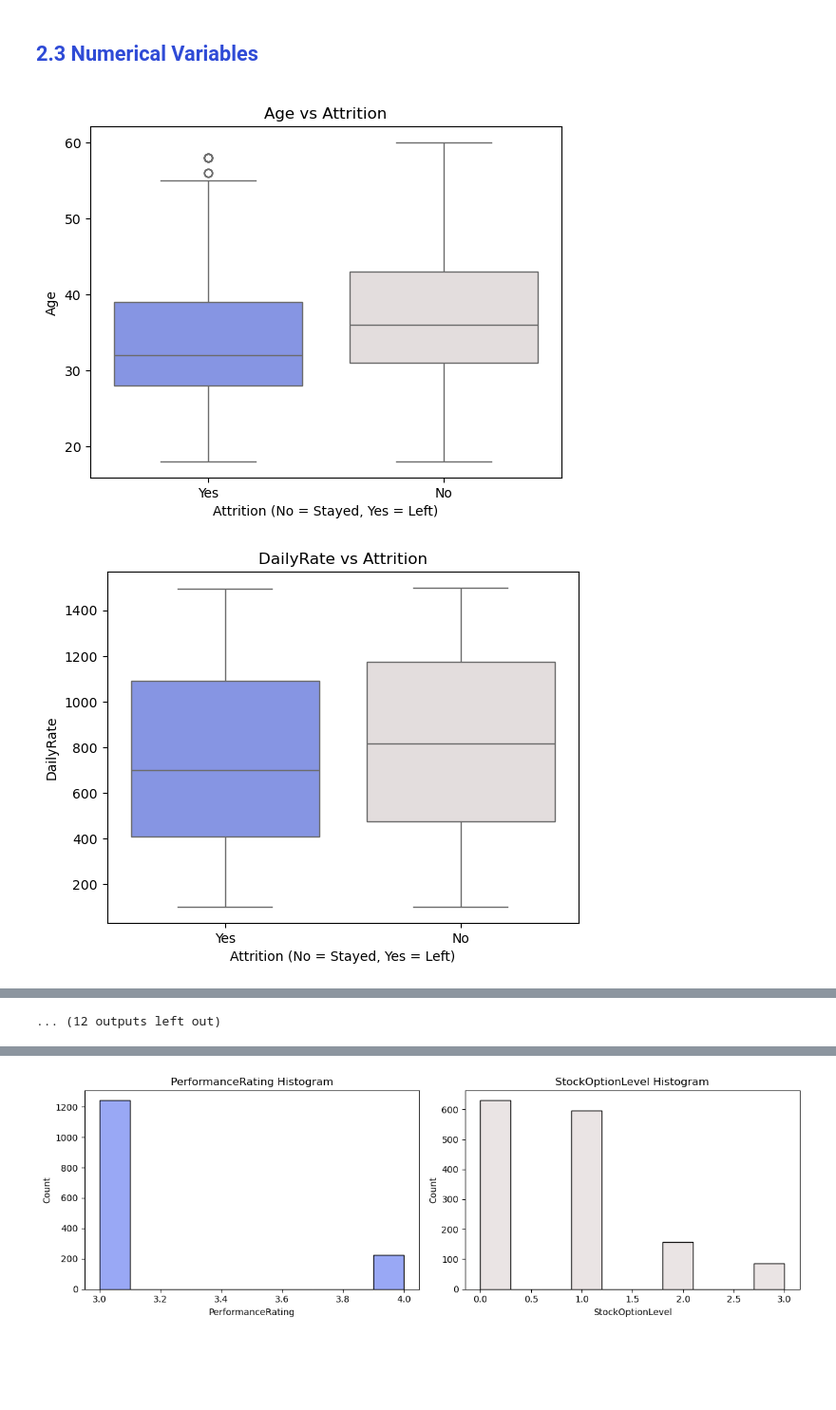
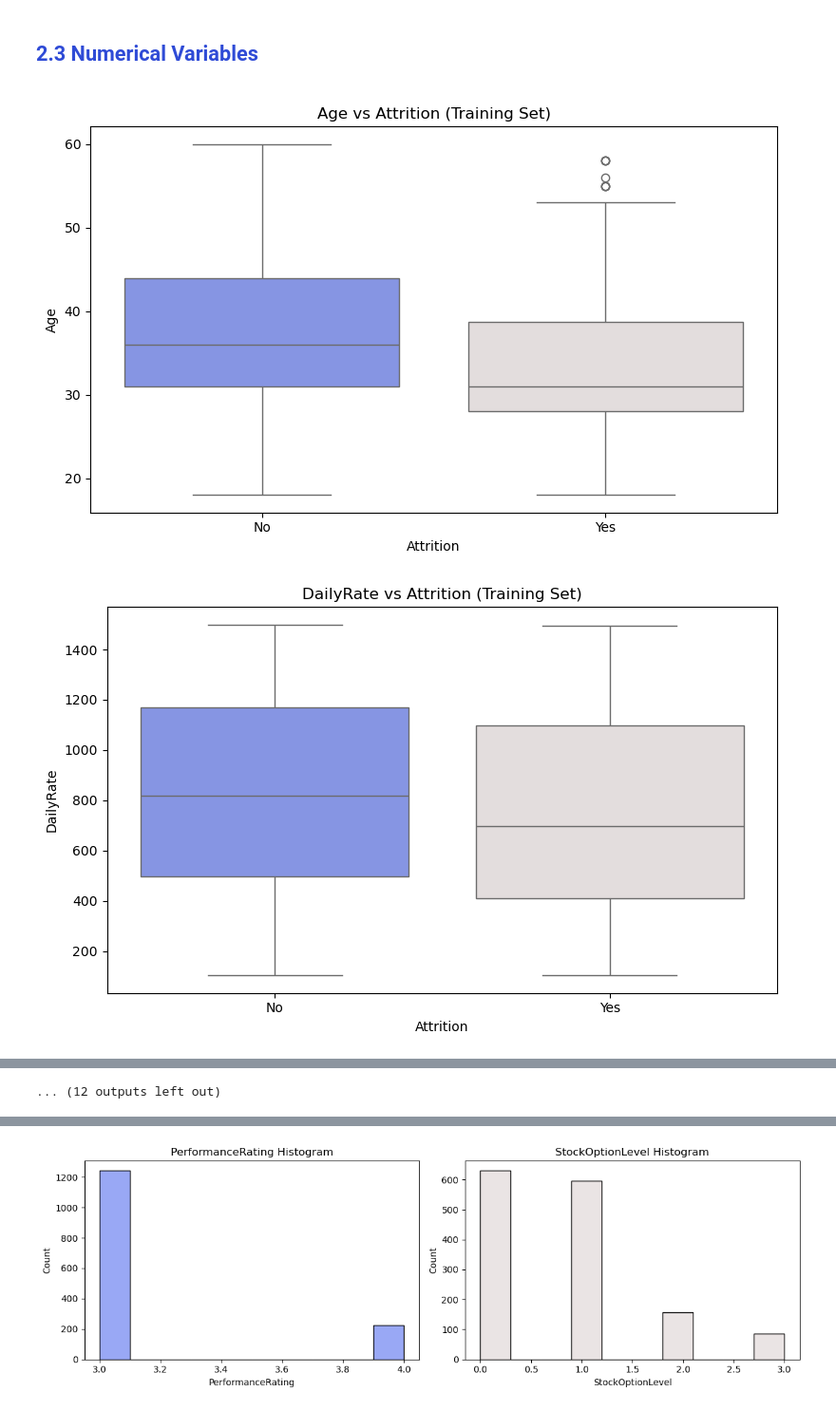
Before and after one commit to deboratcruz11/bootcamp, a Jupyter notebook: HR_Attrition.ipynb, the cells around one changed output, grey strips where cells are left out. Shown at 95% size. Saved outputs shown, nothing was run; the diff lists cells and outputs as text; code cells hidden in the pictures; blank space fills up the shorter version.

```diff
--- a/HR_Attrition.ipynb
+++ b/HR_Attrition.ipynb
@@ -374,16 +449,26 @@ The dataset is imbalanced toward those who stayed.
 # %%
-categorical_cols = df.select_dtypes(include=['object', 'category']).columns
 
+%matplotlib inline
+
+# Categorical columns
+categorical_cols = X_train.select_dtypes(include=['object', 'category']).columns
+
+# Palette for original Yes/No target
+palette_str = {"No": "#778bf2ff", "Yes": "#e4dcdcff"}
+
+# Plot
 for col in categorical_cols:
     plt.figure(figsize=(8,5))
-    sns.countplot(data=df, x=col, hue="Attrition", palette={"Yes": "#e4dcdcff", "No": "#778bf2ff"})
-    plt.title(f"Attrition by {col}")
+    sns.countplot(
+        data=X_train.assign(Attrition=y_train),  # target is still 'Yes'/'No'
+        x=col,
+        hue='Attrition',
+        palette=palette_str
+    )
+    plt.title(f"Attrition by {col} (Training Set)")
     plt.xlabel(col)
     plt.ylabel("Number of Employees")
     plt.xticks(rotation=45)
-
-
-    # Remove plt.legend() call
     plt.tight_layout()
     plt.show()
 # %% [output]
@@ -403,16 +487,23 @@ for col in categorical_cols:
 
 ## **2.3 Numerical Variables** </font></a>
 # %%
-numerical_cols = df.select_dtypes(include=['int64', 'float64']).columns
-numerical_cols
+palette_str = {"No": "#778bf2ff", "Yes": "#e4dcdcff"}
+
+numerical_cols = X_train.select_dtypes(include=['int64', 'float64']).columns
 
 for col in numerical_cols:
-    plt.figure()
-    sns.boxplot(data=df, x="Attrition", y=col,hue="Attrition", palette=["#778bf2ff", "#e4dcdcff"])
-    plt.title(f"{col} vs Attrition")
-    plt.xlabel("Attrition (No = Stayed, Yes = Left)")
+    plt.figure(figsize=(8,5))
+    sns.boxplot(
+        data=X_train.assign(Attrition=y_train),  # combine features + target
+        x="Attrition",
+        y=col,
+        palette=palette_str
+    )
+    plt.title(f"{col} vs Attrition (Training Set)")
+    plt.xlabel("Attrition")
     plt.ylabel(col)
+    plt.tight_layout()
     plt.show()
 # %% [output]
-[figure, old version]
+[figure, new version]
-[figure, old version]
+[figure, new version]
```
Also changed, not shown: parts of 24 cells of this notebook.
